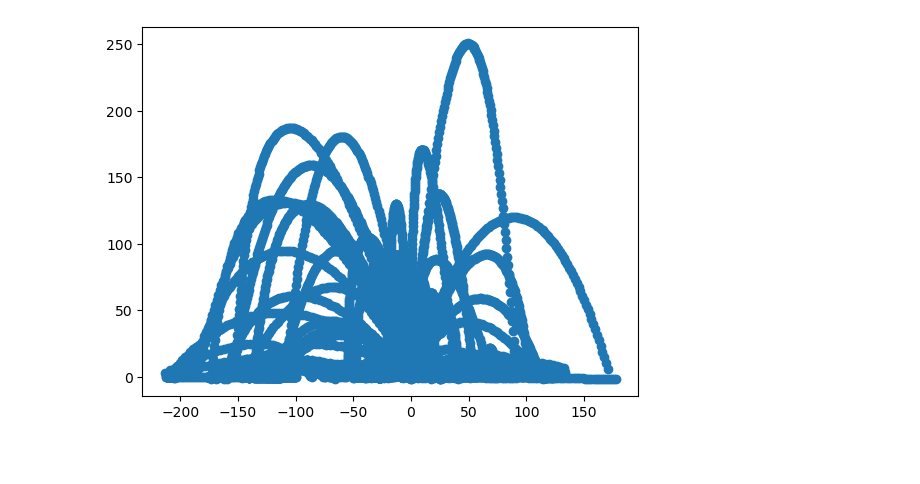
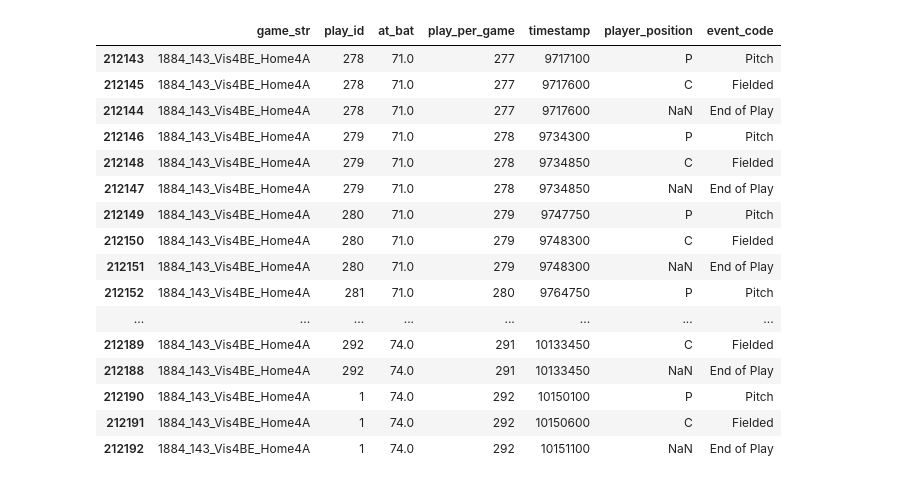
Before and after one commit to EddietheProgrammer/SMT-Data-Challenge, a Jupyter notebook: Vizs & Analysis.ipynb, the cells around one changed output. Drawn from its saved outputs; the diff is of its cells as text; code cells hidden in the pictures; blank space fills up the shorter version.

```diff
--- a/Vizs & Analysis.ipynb
+++ b/Vizs & Analysis.ipynb
@@ -71,8 +99,40 @@ for subdir, dirs, files in os.walk(base + 'player_pos/'):
 Question at hand: This year’s dataset will consist of multiple teams within a single farm system. We want you to consider a situation that compares
 players, teams, and/or game play at two or more levels.
 # %%
-# game_info.describe()
-#game_events.head(20)
-# team_info.away_team.unique()
-# player_pos
-ball_pos
+# Decode the Game Events
+
+PLAYER_POSITION = {
+    1: 'P',
+    2: 'C',
+    3: '1B',
+    4: '2B',
+    5: '3B',
+    6: 'SS',
+    7: 'LF',
+    8: 'CF',
+    9: 'RF',
+    10: 'BA', # The batter
+    11: 'R1B', # Runner on 1B
+    12: 'R2B', # Runner on 2B
+    13: 'R3B', # Runner on 3B
+    255: 'NA' # Ball event with no player
+}
+
+EVENT_CODE = {
+    1: 'Pitch',
+    2: 'Fielded', # fielded ball
+    3: 'Throw', # ball thrown
+    4: 'In Play',
+    5: 'End of Play',
+    6: 'Pickoff',
+    7: 'Fielded (Unknown)',
+    8: 'Throw (Unknown)',
+    9: 'Ball Deflection',
+    10: 'Off Wall',
+    11: 'HR',
+    16: 'Ball Bounce' # Can bounce multiple times
+}
+
+
+game_events['player_position'] = game_events['player_position'].map(PLAYER_POSITION)
+game_events['event_code'] = game_events['event_code'].map(EVENT_CODE)
@@ -93,6 +138,0 @@ ball_pos
-# %%
-test = ball_pos[ball_pos['play_id'] == 2]
-plt.scatter(test['ball_position_x'].values, test['ball_position_z'].values)
-plt.show()
-# %% [output]
-[figure, removed]
@@ -98,0 +146,20 @@ plt.show()
+# %%
+game_events.tail(50)
+# %% [output]
+|  | game_str | play_id | at_bat | play_per_game | timestamp | player_position | event_code |
+| 212143 | 1884_143_Vis4BE_Home4A | 278 | 71.0 | 277 | 9717100 | P | Pitch |
+| 212145 | 1884_143_Vis4BE_Home4A | 278 | 71.0 | 277 | 9717600 | C | Fielded |
+| 212144 | 1884_143_Vis4BE_Home4A | 278 | 71.0 | 277 | 9717600 | NaN | End of Play |
+| 212146 | 1884_143_Vis4BE_Home4A | 279 | 71.0 | 278 | 9734300 | P | Pitch |
+| 212148 | 1884_143_Vis4BE_Home4A | 279 | 71.0 | 278 | 9734850 | C | Fielded |
+| 212147 | 1884_143_Vis4BE_Home4A | 279 | 71.0 | 278 | 9734850 | NaN | End of Play |
+| 212149 | 1884_143_Vis4BE_Home4A | 280 | 71.0 | 279 | 9747750 | P | Pitch |
+| 212150 | 1884_143_Vis4BE_Home4A | 280 | 71.0 | 279 | 9748300 | C | Fielded |
+| 212151 | 1884_143_Vis4BE_Home4A | 280 | 71.0 | 279 | 9748300 | NaN | End of Play |
+| 212152 | 1884_143_Vis4BE_Home4A | 281 | 71.0 | 280 | 9764750 | P | Pitch |
+| ... | ... | ... | ... | ... | ... | ... | ... |
+| 212189 | 1884_143_Vis4BE_Home4A | 292 | 74.0 | 291 | 10133450 | C | Fielded |
+| 212188 | 1884_143_Vis4BE_Home4A | 292 | 74.0 | 291 | 10133450 | NaN | End of Play |
+| 212190 | 1884_143_Vis4BE_Home4A | 1 | 74.0 | 292 | 10150100 | P | Pitch |
+| 212191 | 1884_143_Vis4BE_Home4A | 1 | 74.0 | 292 | 10150600 | C | Fielded |
+| 212192 | 1884_143_Vis4BE_Home4A | 1 | 74.0 | 292 | 10151100 | NaN | End of Play |
```
Also changed, not shown: parts of 12 cells of this notebook.
